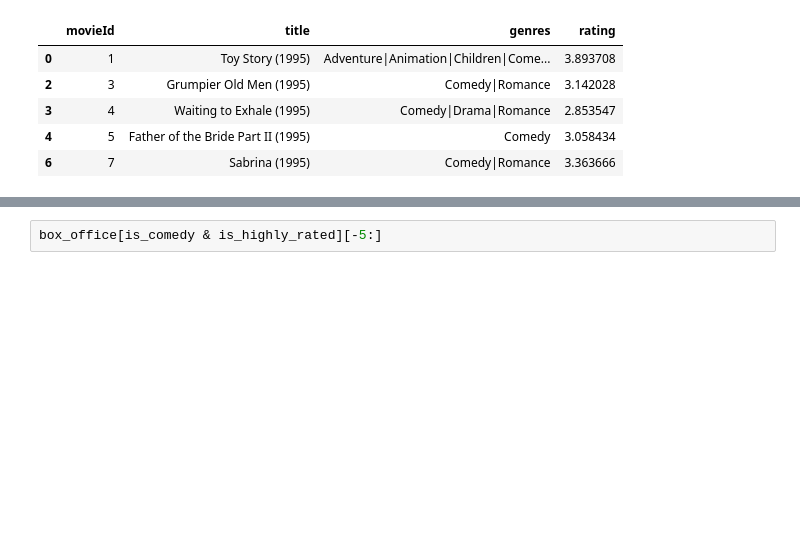
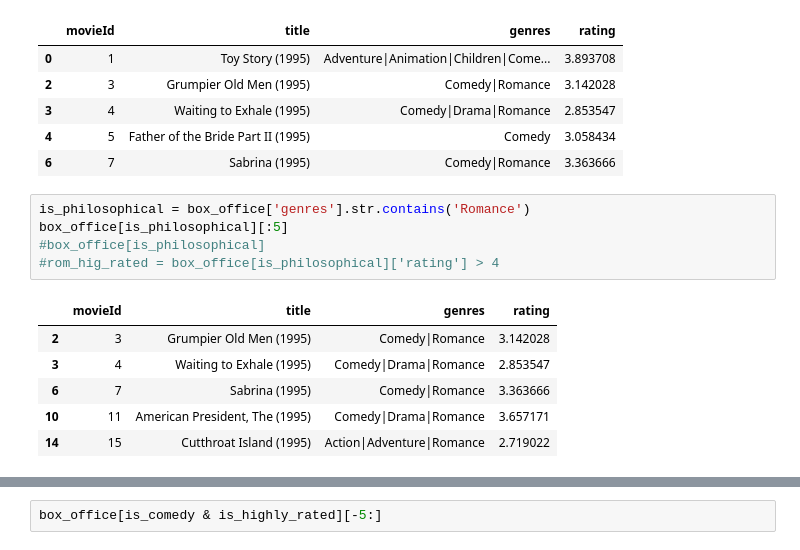
Before and after one commit to srujaan/Data-Science, a Jupyter notebook: week-4/Introduction to Pandas.ipynb, the cells around one changed output, grey strips where cells are left out. Cells and saved outputs as stored; diff of their text form; blank space fills up the shorter version.

```diff
--- a/week-4/Introduction to Pandas.ipynb
+++ b/week-4/Introduction to Pandas.ipynb
@@ -959,3 +971,15 @@ box_office[is_comedy][:5]
 | 3 | 4 | Waiting to Exhale (1995) | Comedy|Drama|Romance | 2.853547 |
 | 4 | 5 | Father of the Bride Part II (1995) | Comedy | 3.058434 |
 | 6 | 7 | Sabrina (1995) | Comedy|Romance | 3.363666 |
+# %%
+is_philosophical = box_office['genres'].str.contains('Romance')
+box_office[is_philosophical][:5]
+#box_office[is_philosophical]
+#rom_hig_rated = box_office[is_philosophical]['rating'] > 4
+# %% [output]
+|  | movieId | title | genres | rating |
+| 2 | 3 | Grumpier Old Men (1995) | Comedy|Romance | 3.142028 |
+| 3 | 4 | Waiting to Exhale (1995) | Comedy|Drama|Romance | 2.853547 |
+| 6 | 7 | Sabrina (1995) | Comedy|Romance | 3.363666 |
+| 10 | 11 | American President, The (1995) | Comedy|Drama|Romance | 3.657171 |
+| 14 | 15 | Cutthroat Island (1995) | Action|Adventure|Romance | 2.719022 |
```
Also changed, not shown: parts of 14 cells of this notebook.
